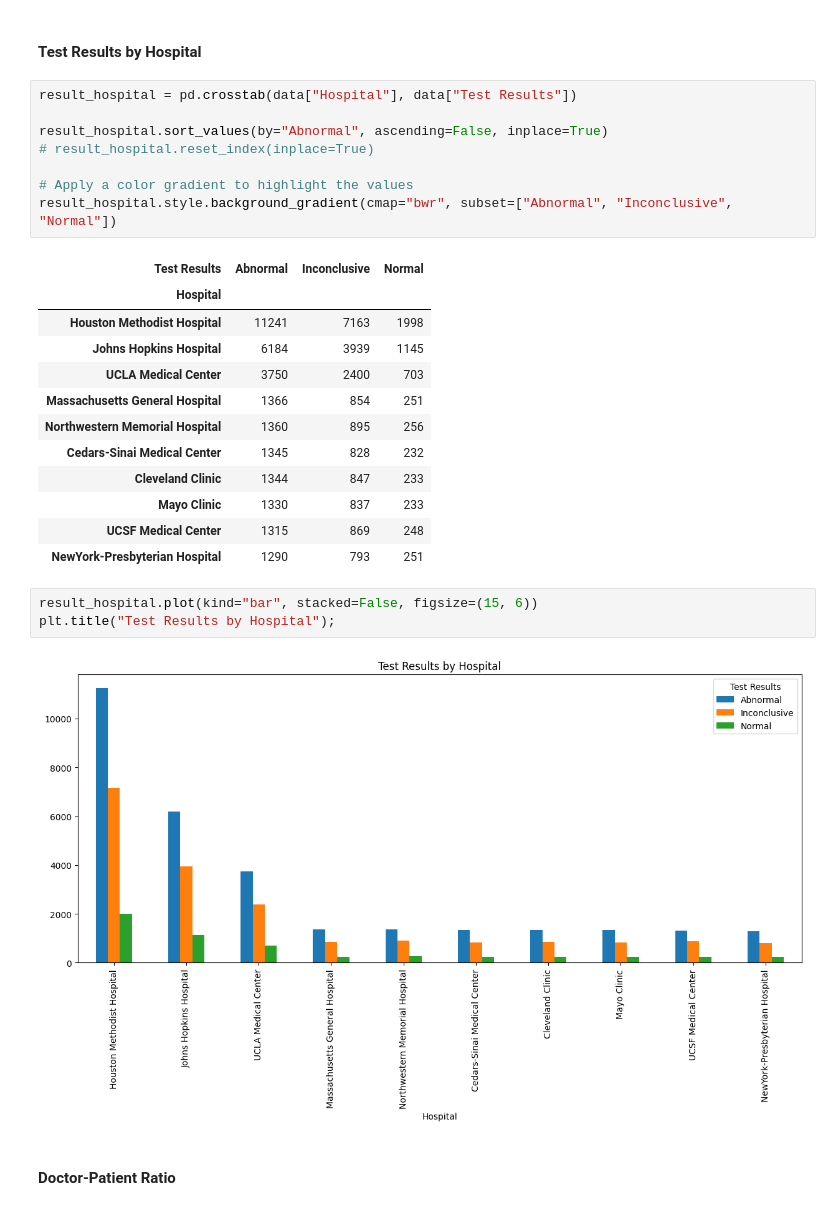
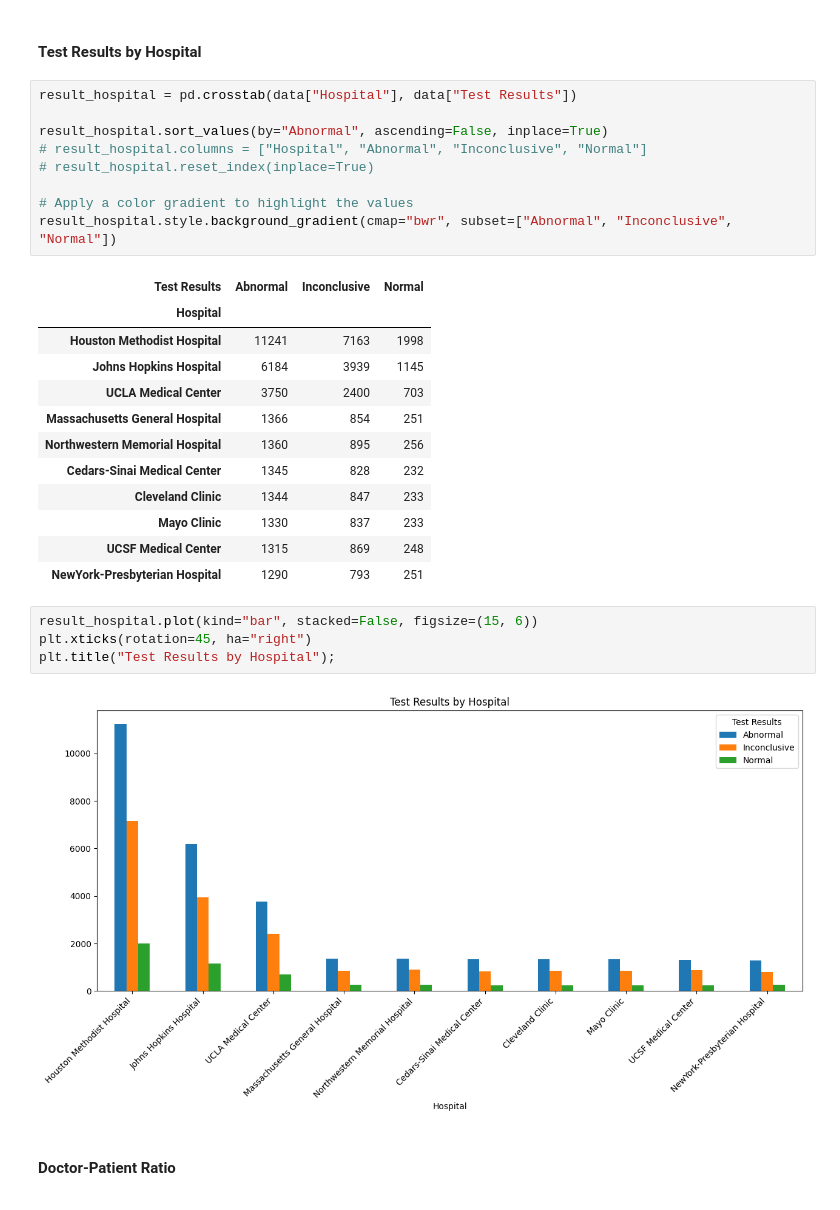
Before and after one commit to kuriawaruchu/healthcare-datadna, a Jupyter notebook: healthcare-datadna.ipynb, the cells around one changed output. Saved outputs shown, nothing was run; the diff lists cells and outputs as text.

```diff
--- a/healthcare-datadna.ipynb
+++ b/healthcare-datadna.ipynb
@@ -1020,6 +1071,7 @@ plt.ylabel("Count");
 result_hospital = pd.crosstab(data["Hospital"], data["Test Results"])
 
 result_hospital.sort_values(by="Abnormal", ascending=False, inplace=True)
+# result_hospital.columns = ["Hospital", "Abnormal", "Inconclusive", "Normal"]
 # result_hospital.reset_index(inplace=True)
 
 # Apply a color gradient to highlight the values
@@ -1039,9 +1091,10 @@ result_hospital.style.background_gradient(cmap="bwr", subset=["Abnormal", "Incon
 | NewYork-Presbyterian Hospital | 1290 | 793 | 251 |
 # %%
 result_hospital.plot(kind="bar", stacked=False, figsize=(15, 6))
+plt.xticks(rotation=45, ha="right")
 plt.title("Test Results by Hospital");
 # %% [output]
-[figure, old version]
+[figure, new version]
 # %% [markdown]
 #### **Doctor-Patient Ratio**
 # %%
```
Also changed, not shown: parts of 18 cells of this notebook.
